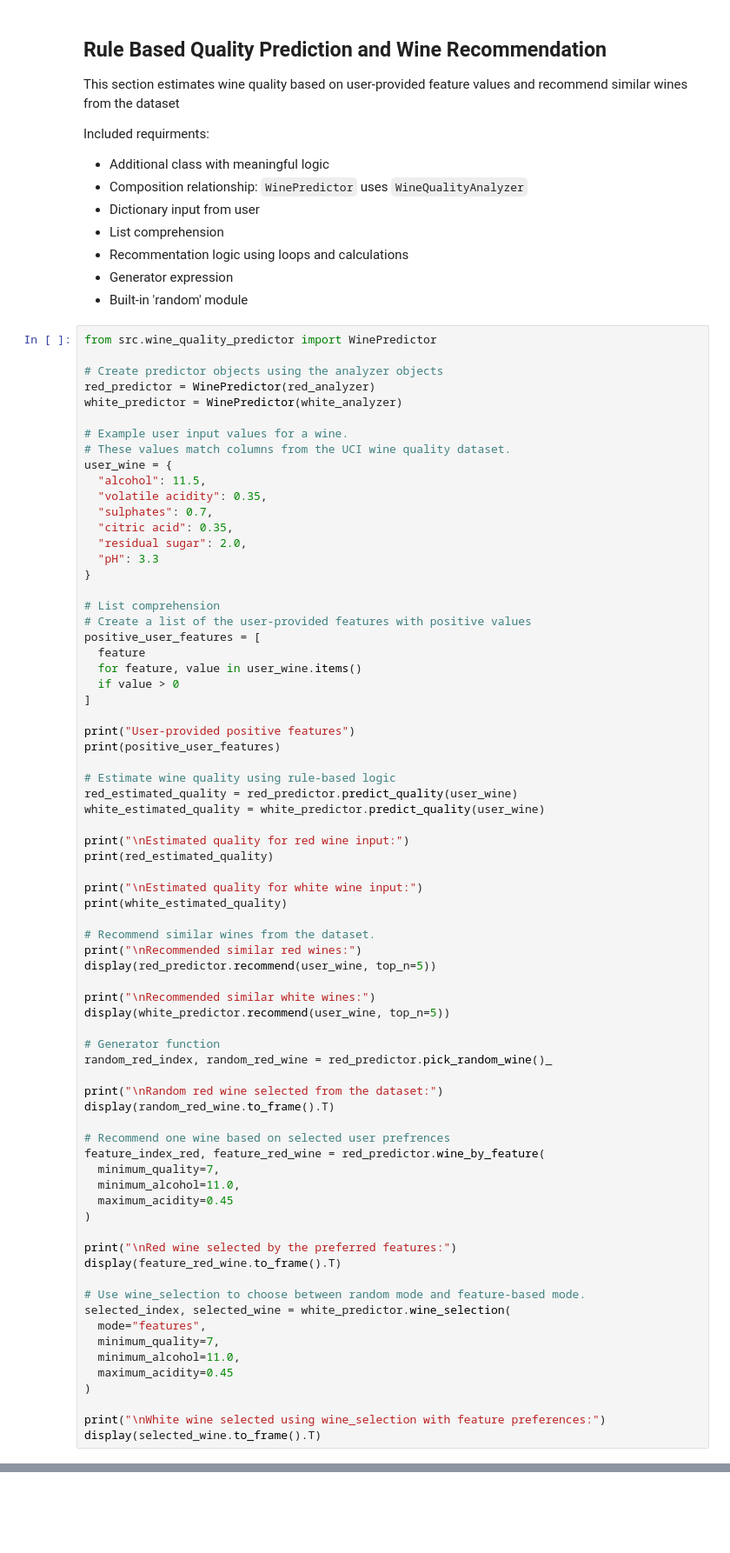
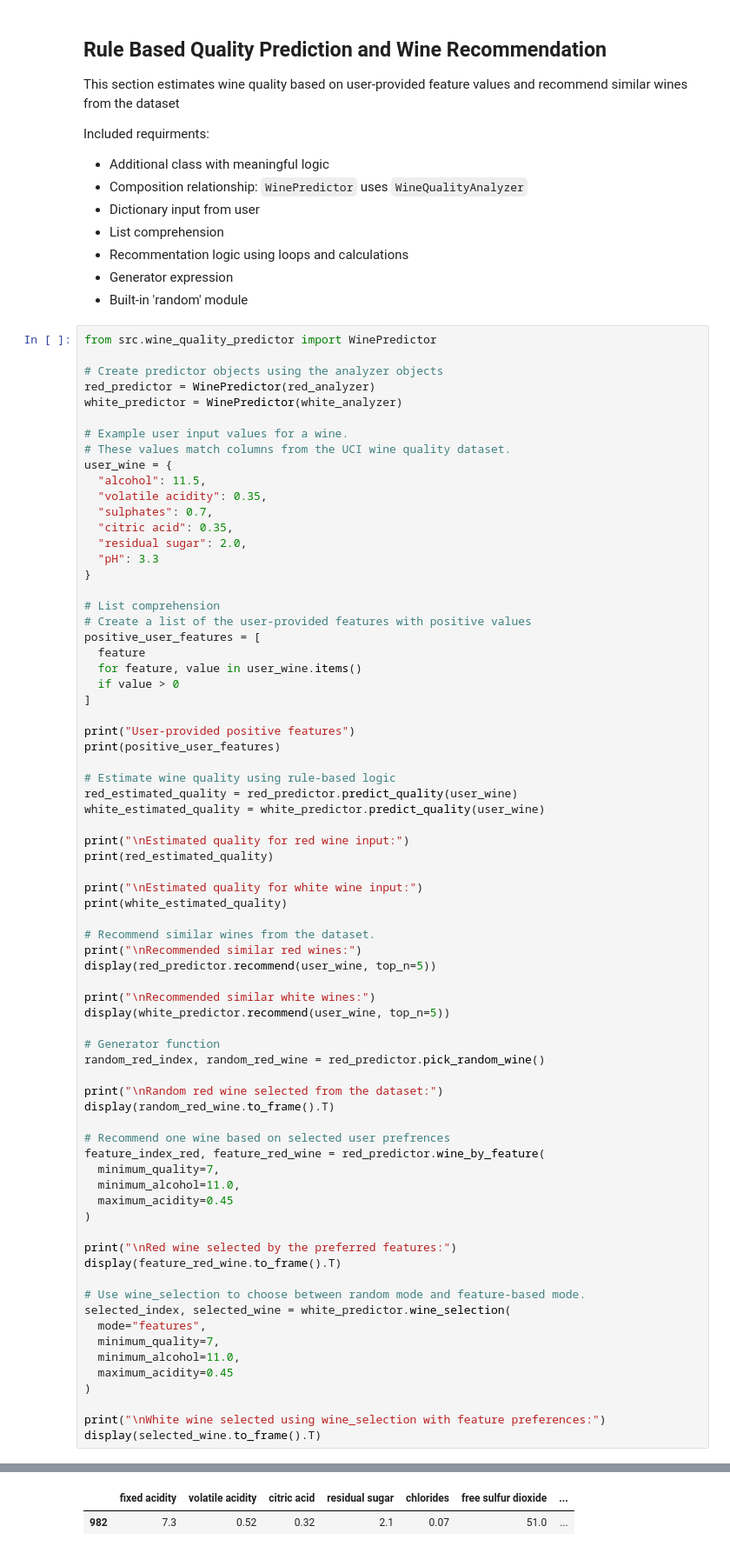
Before and after one commit to rprescot-spec/wine-quality-analysis, a Jupyter notebook: Wine_Quality_Analysis.ipynb, the cells around one changed output, grey strips where cells are left out. Shown at 87% size. Saved outputs shown, nothing was run; the diff lists cells and outputs as text; blank space fills up the shorter version.

```diff
--- a/Wine_Quality_Analysis.ipynb
+++ b/Wine_Quality_Analysis.ipynb
@@ -359,7 +340,7 @@ print("\nRecommended similar white wines:")
 display(white_predictor.recommend(user_wine, top_n=5))
 
 # Generator function
-random_red_index, random_red_wine = red_predictor.pick_random_wine()_
+random_red_index, random_red_wine = red_predictor.pick_random_wine()
 
 print("\nRandom red wine selected from the dataset:")
 display(random_red_wine.to_frame().T)
@@ -407,0 +393,2 @@ Recommended similar white wines:
+|  | fixed acidity | volatile acidity | citric acid | residual sugar | chlorides | free sulfur dioxide | ... |
+| 982 | 7.3 | 0.52 | 0.32 | 2.1 | 0.07 | 51.0 | ... |
```
Also changed, not shown: parts of 5 cells of this notebook.
